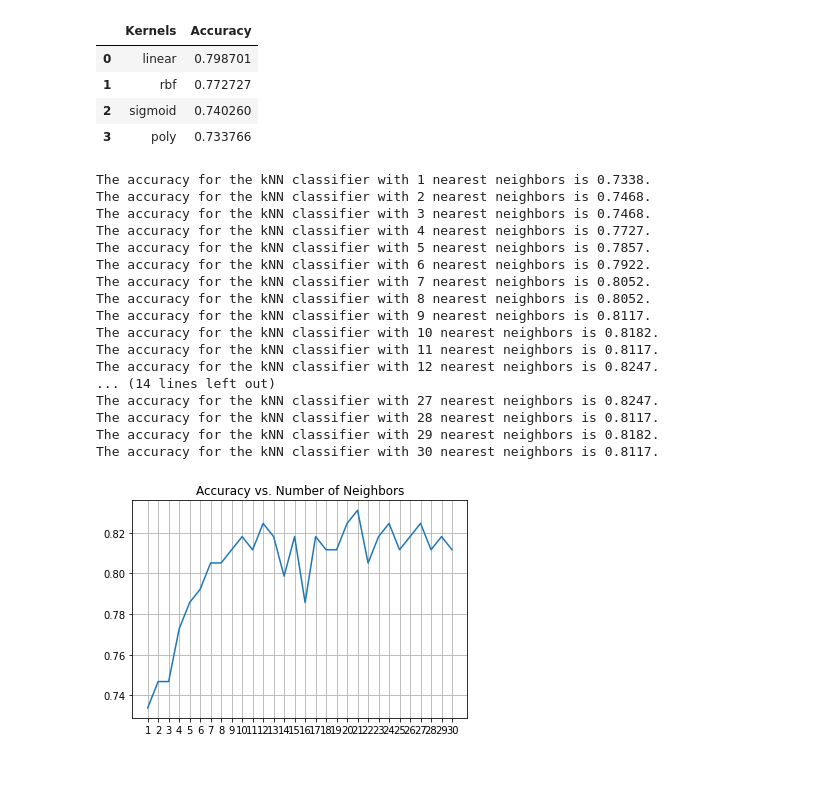
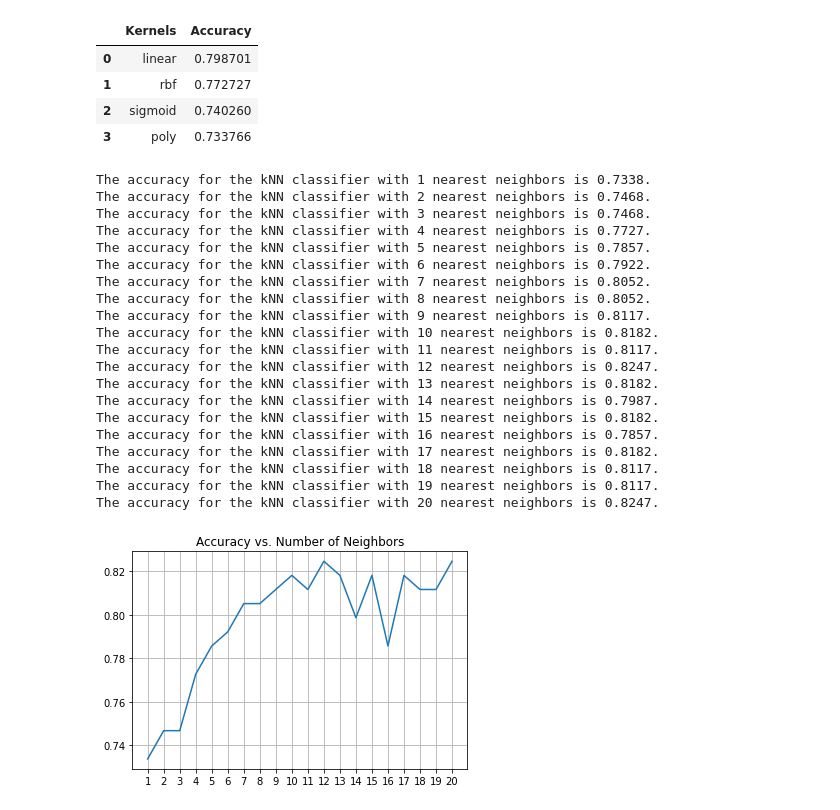
Before and after one commit to LachlanMountjoy/EE695Project, a Jupyter notebook: SVM_and_KNN.ipynb, the cells around one changed output. Drawn from its saved outputs; the diff is of its cells as text; code cells hidden in the pictures; blank space fills up the shorter version.

```diff
--- a/SVM_and_KNN.ipynb
+++ b/SVM_and_KNN.ipynb
@@ -98,41 +103,44 @@ pd.DataFrame(data)
 | 2 | sigmoid | 0.740260 |
 | 3 | poly | 0.733766 |
 # %%
-n_neighbors = [x for x in range(1, 31)]
+n_neighbors = [x for x in range(1, 21)]
 knn_results = []
 
 for i in n_neighbors:
   knn = KNeighborsClassifier(n_neighbors=i)
   knn.fit(X_train, y_train)
 
   y_predict = knn.predict(X_test)
   acc_knn = accuracy_score(y_test, y_predict)
   print(f'The accuracy for the kNN classifier with {i} nearest neighbors is {acc_knn:.4f}.')
   knn_results.append(acc_knn)
 
 print()
 plt.figure()
 plt.plot(n_neighbors, knn_results)
 plt.xticks(ticks=n_neighbors, labels=n_neighbors)
 plt.title("Accuracy vs. Number of Neighbors")
 plt.grid()
 plt.show()
 # %% [output]
 The accuracy for the kNN classifier with 1 nearest neighbors is 0.7338.
 The accuracy for the kNN classifier with 2 nearest neighbors is 0.7468.
 The accuracy for the kNN classifier with 3 nearest neighbors is 0.7468.
 The accuracy for the kNN classifier with 4 nearest neighbors is 0.7727.
 The accuracy for the kNN classifier with 5 nearest neighbors is 0.7857.
 The accuracy for the kNN classifier with 6 nearest neighbors is 0.7922.
 The accuracy for the kNN classifier with 7 nearest neighbors is 0.8052.
 The accuracy for the kNN classifier with 8 nearest neighbors is 0.8052.
 The accuracy for the kNN classifier with 9 nearest neighbors is 0.8117.
 The accuracy for the kNN classifier with 10 nearest neighbors is 0.8182.
 The accuracy for the kNN classifier with 11 nearest neighbors is 0.8117.
 The accuracy for the kNN classifier with 12 nearest neighbors is 0.8247.
-... (14 lines left out)
-The accuracy for the kNN classifier with 27 nearest neighbors is 0.8247.
-The accuracy for the kNN classifier with 28 nearest neighbors is 0.8117.
-The accuracy for the kNN classifier with 29 nearest neighbors is 0.8182.
-The accuracy for the kNN classifier with 30 nearest neighbors is 0.8117.
+The accuracy for the kNN classifier with 13 nearest neighbors is 0.8182.
+The accuracy for the kNN classifier with 14 nearest neighbors is 0.7987.
+The accuracy for the kNN classifier with 15 nearest neighbors is 0.8182.
+The accuracy for the kNN classifier with 16 nearest neighbors is 0.7857.
+The accuracy for the kNN classifier with 17 nearest neighbors is 0.8182.
+The accuracy for the kNN classifier with 18 nearest neighbors is 0.8117.
+The accuracy for the kNN classifier with 19 nearest neighbors is 0.8117.
+The accuracy for the kNN classifier with 20 nearest neighbors is 0.8247.
-[figure, old version]
+[figure, new version]
```
Also changed, not shown: parts of 1 cell of this notebook.
